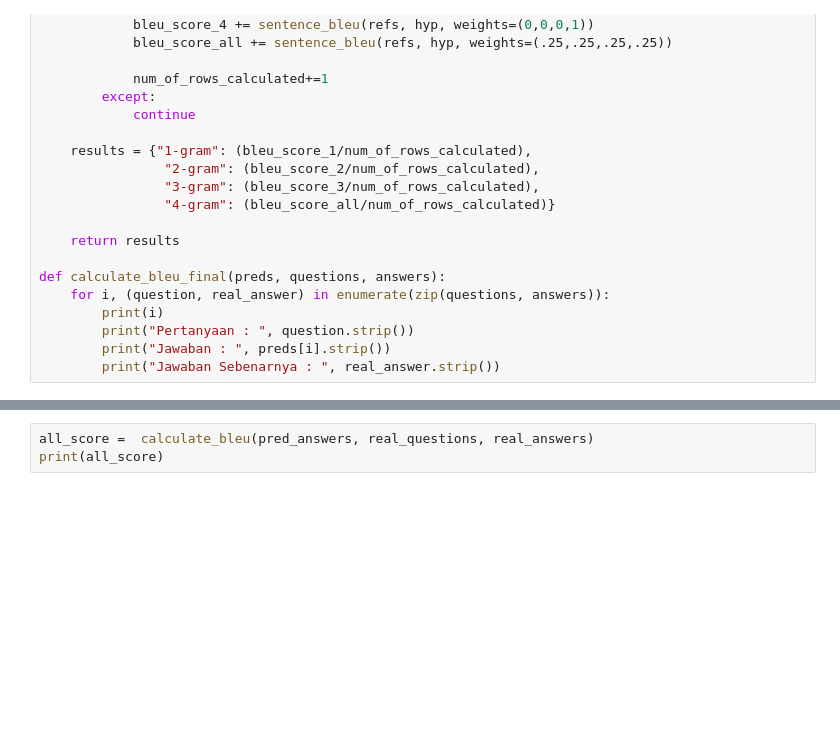
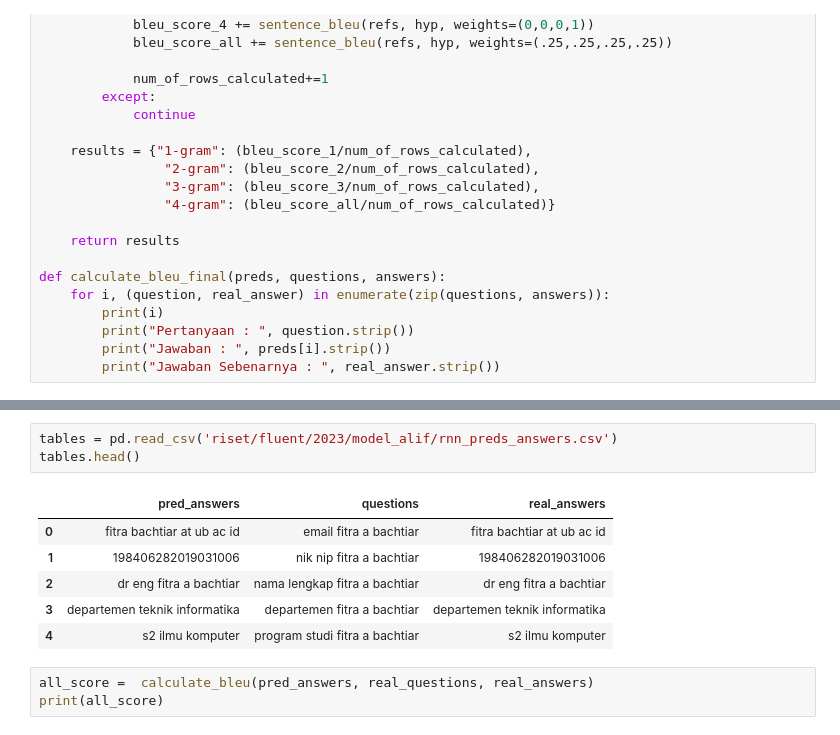
Before and after one commit to AndiAlifs/FLUENT-Chatbot-2023, a Jupyter notebook: fluent_v1.1.ipynb, the cells around one changed output, grey strips where cells are left out. Drawn from its saved outputs; the diff is of its cells as text; blank space fills up the shorter version.

```diff
--- a/fluent_v1.1.ipynb
+++ b/fluent_v1.1.ipynb
@@ -365,3 +368,13 @@ tables.to_csv('riset/fluent/2023/model_alif/rnn_preds_answers.csv', index=False)
+# %%
+tables = pd.read_csv('riset/fluent/2023/model_alif/rnn_preds_answers.csv')
+tables.head()
+# %% [output]
+|  | pred_answers | questions | real_answers |
+| 0 | fitra bachtiar at ub ac id | email fitra a bachtiar | fitra bachtiar at ub ac id |
+| 1 | 198406282019031006 | nik nip fitra a bachtiar | 198406282019031006 |
+| 2 | dr eng fitra a bachtiar | nama lengkap fitra a bachtiar | dr eng fitra a bachtiar |
+| 3 | departemen teknik informatika | departemen fitra a bachtiar | departemen teknik informatika |
+| 4 | s2 ilmu komputer | program studi fitra a bachtiar | s2 ilmu komputer |
 # %%
 all_score =  calculate_bleu(pred_answers, real_questions, real_answers)
 print(all_score)
```
Also changed, not shown: parts of 16 cells of this notebook, 4 other files.
